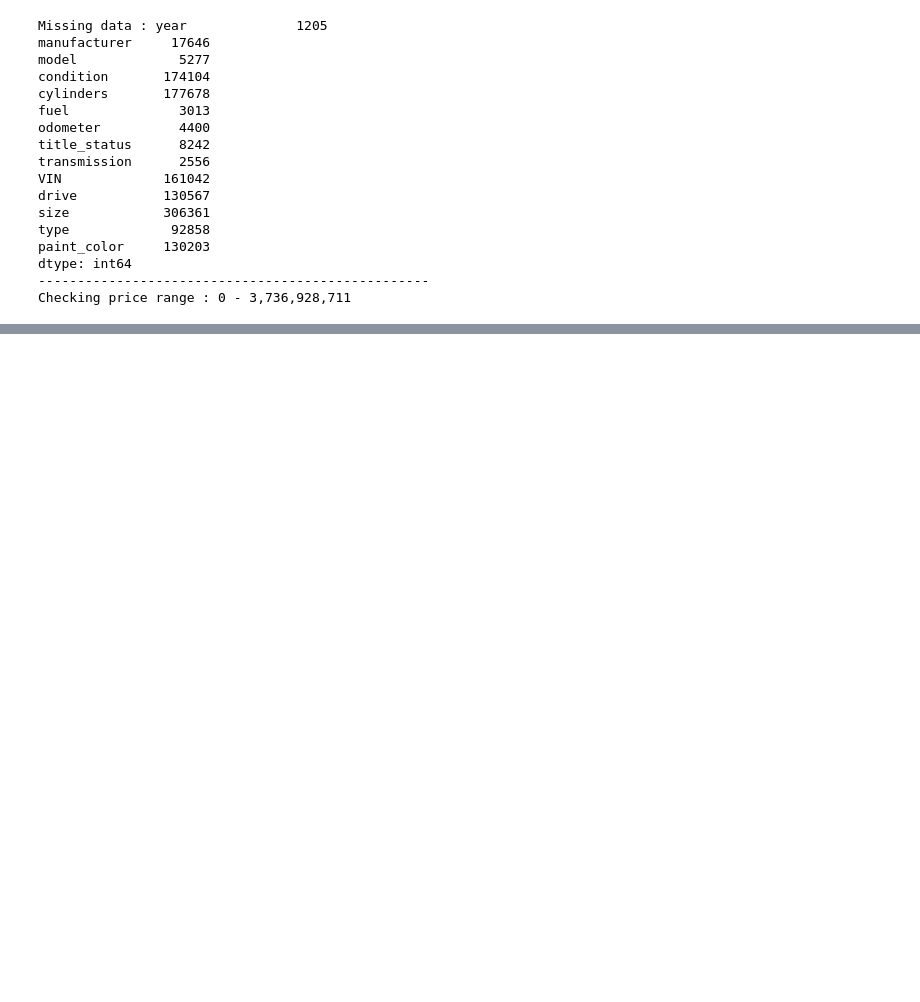
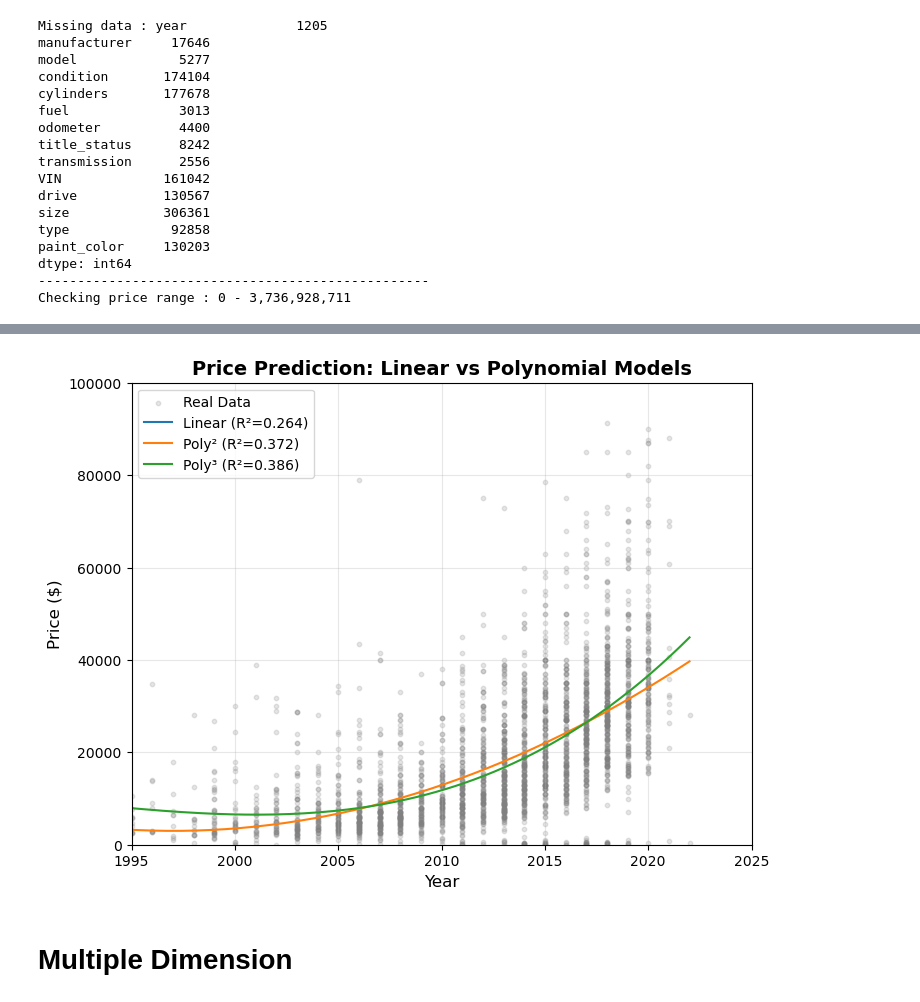
Before and after one commit to Rishipatel1449/Vehicle_analysis, a Jupyter notebook: Model.ipynb, the cells around one changed output, grey strips where cells are left out. Drawn from its saved outputs; the diff is of its cells as text; code cells hidden in the pictures; blank space fills up the shorter version.

```diff
--- a/Model.ipynb
+++ b/Model.ipynb
@@ -81,7 +81,7 @@ df = data.copy() #storing it in a new variable so we dont mess the input data
 df = df[(df['price'] > 0) & (df['price']<200000)]
 
 #removing rows with missing year, manufacer and odometer cause i think this is an important featuer
-df = dropna(subset=['year', 'manufacturer','odometer'])
+df = df.dropna(subset=['year', 'manufacturer','odometer'])
 
 #Fill missing values for other feature
 df['condition'] = df['condition'].fillna('unknown')
@@ -100,5 +100,6 @@ current_year = 2025
 df['age'] = current_year - df['year']
 
 #Removing bad years
-df['age'] = df[(df['age'] >= 0) & (df['age'] <=50
-                                  )]
+df = df[(df['age'] >= 0) & (df['age'] <= 50)]
+
+print(f"New datas shape : {df.shape}")
@@ -104,0 +125,9 @@ df['age'] = df[(df['age'] >= 0) & (df['age'] <=50
+# %%
+#split test, train data using sklearn
+
+#70 30 split
+x_train, x_test, y_train, y_test = train_test_split(
+x_all, y, test_size = 0.3, random_state=42)
+
+print(f"Training set : {x_train.shape[0]} ")
+print(f"Test set : {x_test.shape[0]} ")
@@ -104,0 +542,43 @@ df['age'] = df[(df['age'] >= 0) & (df['age'] <=50
+# %%
+#visualize linear vs polyn
+
+sample_idx = np.random.choice(len(X_test_year), min(3000, len(X_test_year)), replace=False)
+
+plt.figure(figsize=(8, 6))
+
+# 1. Scatter plot (real data)
+plt.scatter(X_test_year[sample_idx], y_test.iloc[sample_idx],
+            alpha=0.2, s=10, color='gray', label='Real Data')
+
+# 2. Create x-axis line for predictions
+x_line = np.linspace(X_test_year.min(), X_test_year.max(), 200).reshape(-1, 1)
+
+# 3. Linear model line
+y_line_linear = model_year.predict(x_line)
+plt.plot(x_line, y_line_linear, label=f'Linear (R²={test_r2_year:.3f})')
+
+# 4. Polynomial degree 2
+x_line_poly2 = poly_features_2.transform(x_line)
+y_line_poly2 = model_year_poly2.predict(x_line_poly2)
+plt.plot(x_line, y_line_poly2, label=f'Poly² (R²={test_r2_year_poly2:.3f})')
+
+# 5. Polynomial degree 3
+x_line_poly3 = poly_features_3.transform(x_line)
+y_line_poly3 = model_year_poly3.predict(x_line_poly3)
+plt.plot(x_line, y_line_poly3, label=f'Poly³ (R²={test_r2_year_poly3:.3f})')
+
+# Labels & styling
+plt.xlabel('Year', fontsize=12)
+plt.ylabel('Price ($)', fontsize=12)
+plt.title('Price Prediction: Linear vs Polynomial Models', fontsize=14, fontweight='bold')
+plt.legend()
+plt.grid(alpha=0.3)
+
+plt.ylim(0, 100000)
+plt.xlim(1995, 2025)
+
+plt.show()
+# %% [output]
+[figure, added]
+# %% [markdown]
+# Multiple Dimension
```
Also changed, not shown: parts of 12 cells of this notebook, 1 other file.
